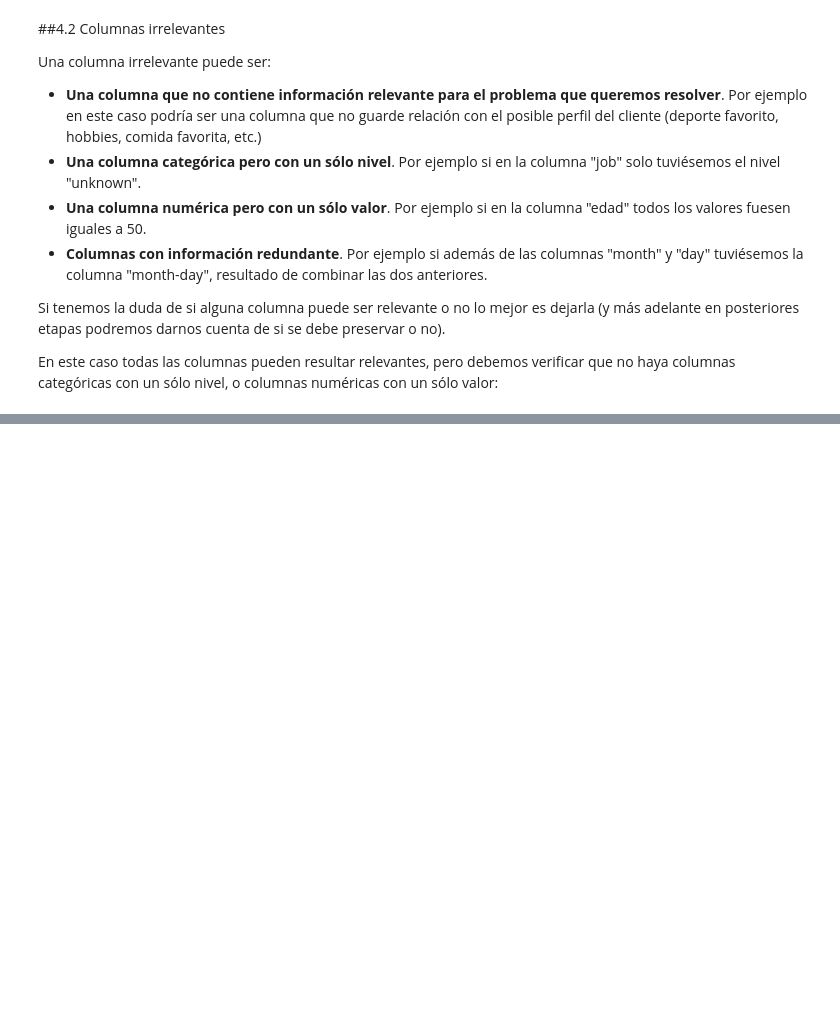
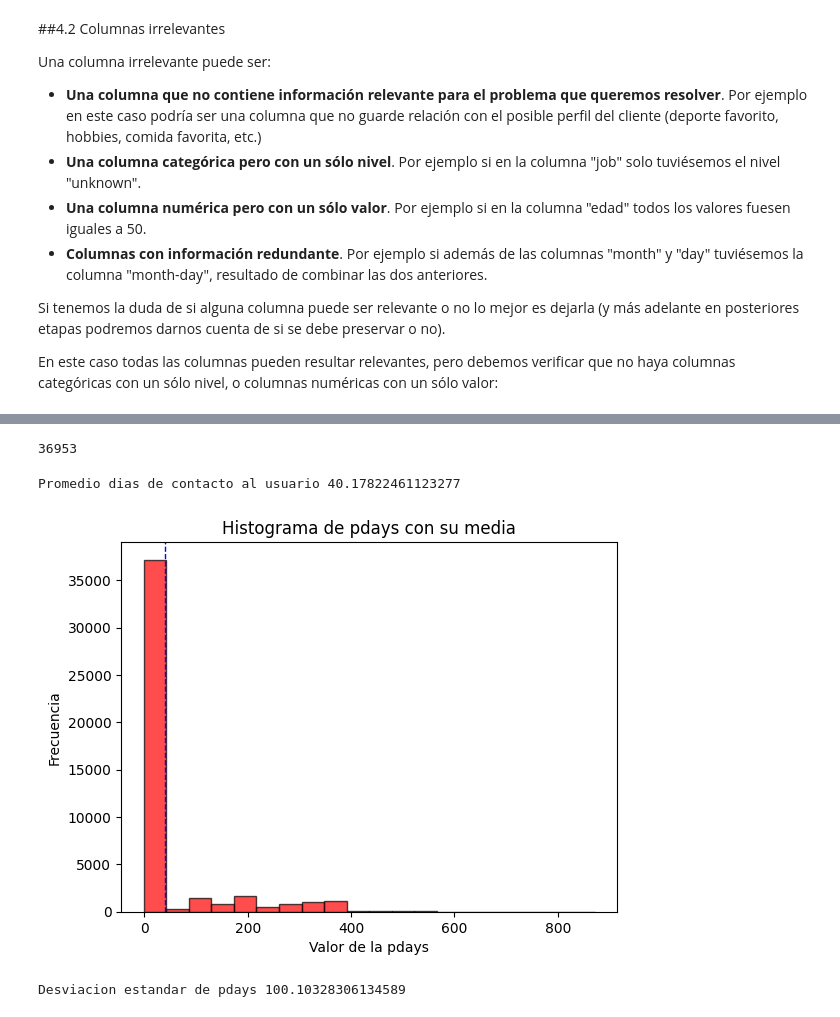
Before and after one commit to Sowii777/TalentoTech, a Jupyter notebook: Limpieza_de_Datos.ipynb, the cells around one changed output, grey strips where cells are left out. Saved outputs shown, nothing was run; the diff lists cells and outputs as text; code cells hidden in the pictures; blank space fills up the shorter version.

```diff
--- a/Limpieza_de_Datos.ipynb
+++ b/Limpieza_de_Datos.ipynb
@@ -154,0 +180,36 @@ Columna y: 2 subnoveles
+# %%
+#Conteo de valores con -1 en "pdays"
+count = data['pdays'].value_counts()[-1]
+print(count)
+# %% [output]
+36953
+# %%
+#Calcular la media del atributo "Pdays= Promedio dias de contacto al usuario antes del que usuario entrara a la campaña actual"
+media = data ['pdays'].mean()
+
+print("Promedio dias de contacto al usuario", media)
+# %% [output]
+Promedio dias de contacto al usuario 40.17822461123277
+# %%
+#Graficar histograma del atributo "Pdays"
+plt.hist(data['pdays'], bins=20, color='red', edgecolor='black', alpha=0.7)
+
+#Agregar una linea vertical que muestra la media
+plt.axvline(media, color='blue', linestyle='dashed', linewidth=1)
+
+#Etiquetas y titulo de la grafica
+plt.xlabel('Valor de la pdays')
+plt.ylabel('Frecuencia')
+plt.title('Histograma de pdays con su media')
+
+#Mostrar grafico
+plt.show()
+# %% [output]
+[figure, added]
+# %%
+#Calcula la desviacion estandar del atributo "pdays"
+desviacion_estandar = data['pdays'].std()
+
+print("Desviacion estandar de pdays", desviacion_estandar)
+# %% [output]
+Desviacion estandar de pdays 100.10328306134589
```
Also changed, not shown: parts of 8 cells of this notebook.
